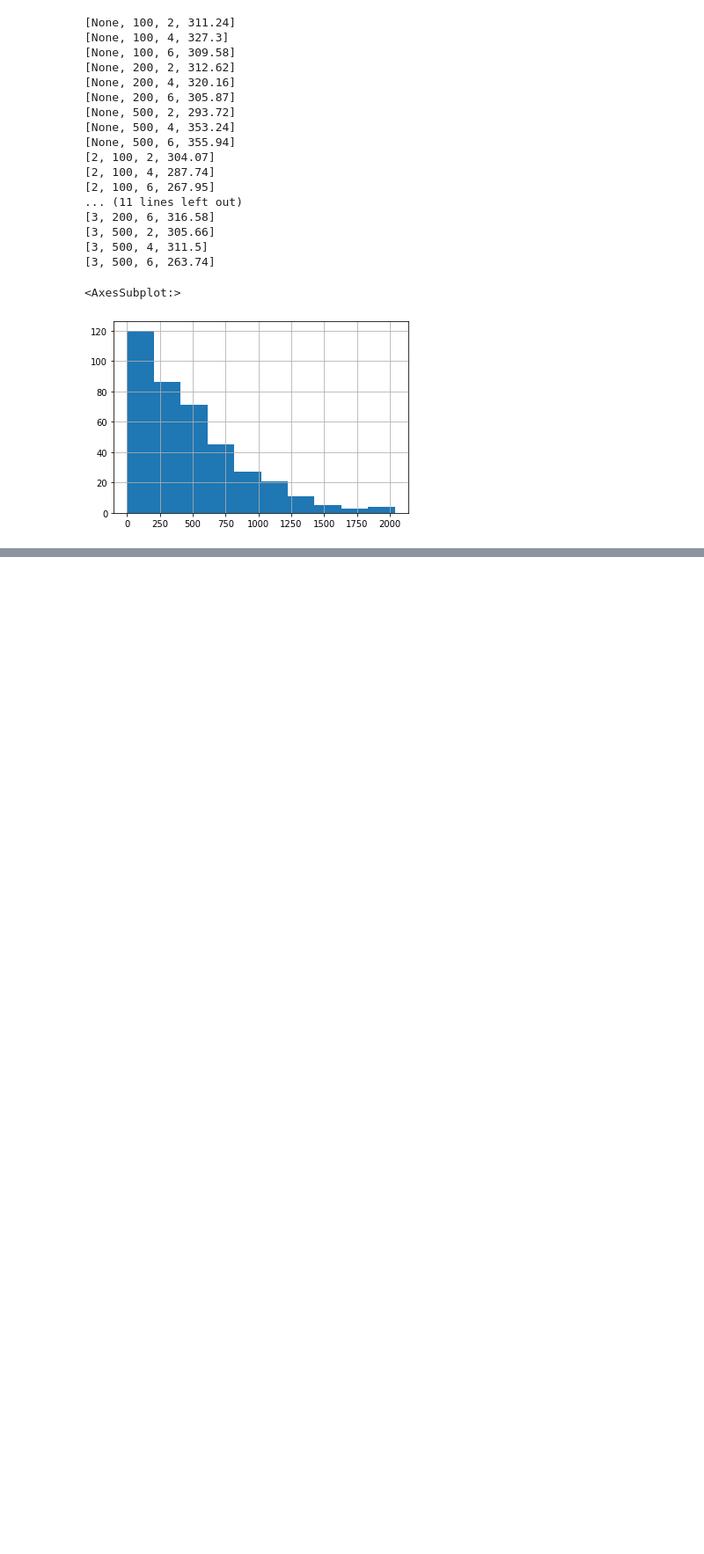
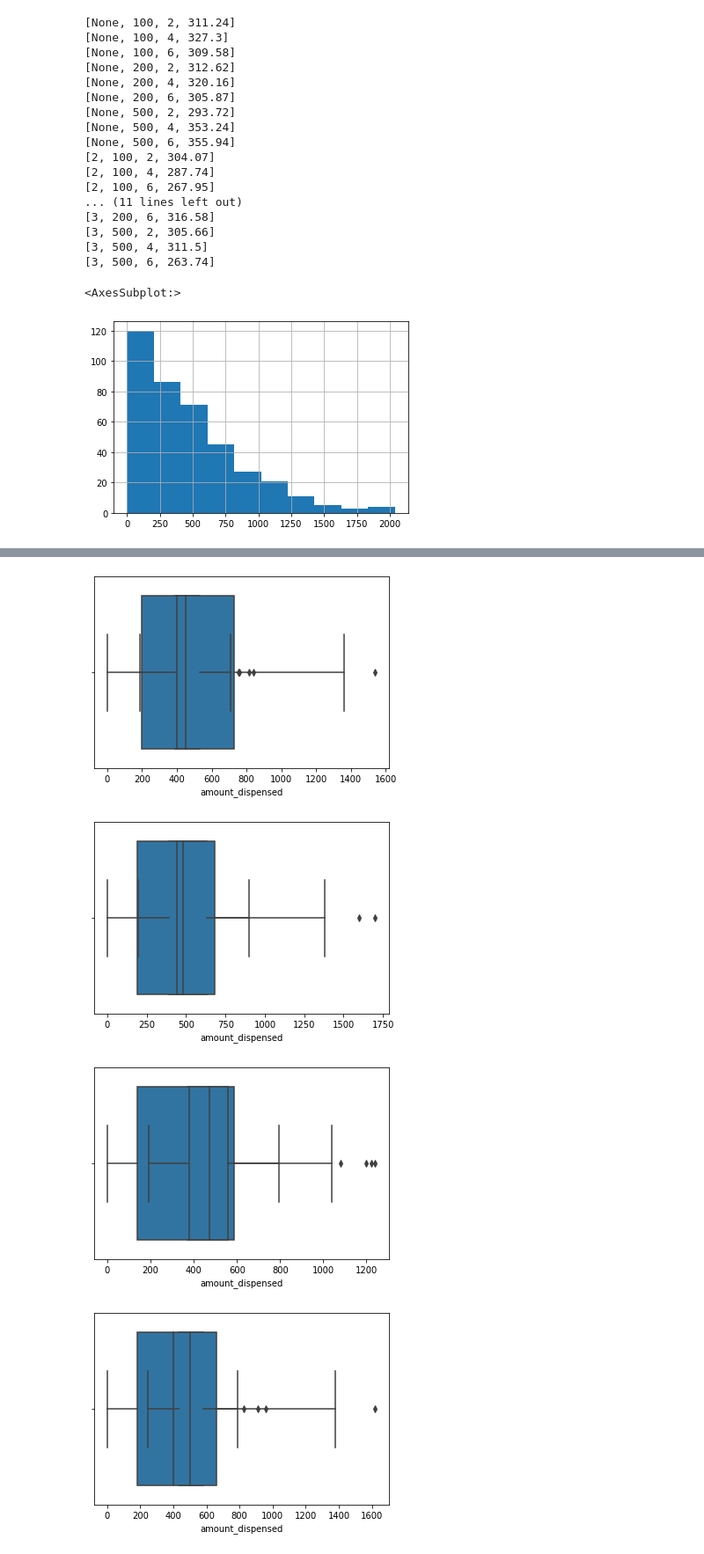
Before and after one commit to parkerburchett/Public-ATM, a Jupyter notebook: Modeling.ipynb, the cells around one changed output, grey strips where cells are left out. Shown: that part at 88% size. Saved outputs shown, nothing was run; the diff lists cells and outputs as text; code cells hidden in the pictures; blank space fills up the shorter version.

Commit message:
Added New Charts

```diff
--- a/Modeling.ipynb
+++ b/Modeling.ipynb
@@ -156,7 +157,7 @@ model_df['amount_dispensed'].hist()
 # %%
 import seaborn as sns
 import matplotlib.pyplot as plt
-for y_pred, y_test in predicted_true_points:
+for y_pred, y_test in predicted_true_points[:5]:
     sns.scatterplot(x=y_pred, y=y_test, )
     plt.ylim(0,2000)
     plt.xlim(0,2000)
@@ -179,0 +175,11 @@ for y_pred, y_test in predicted_true_points:
+# %%
+for y_pred, y_test in predicted_true_points[:5]:
+    chart_df = pd.DataFrame()
+    sns.boxplot(y_pred)
+    sns.boxplot(y_test)
+    plt.show()
+# %% [output]
+[figure, added]
+[figure, added]
+[figure, added]
+[figure, added]
```
Also changed, not shown: parts of 4 cells of this notebook.
